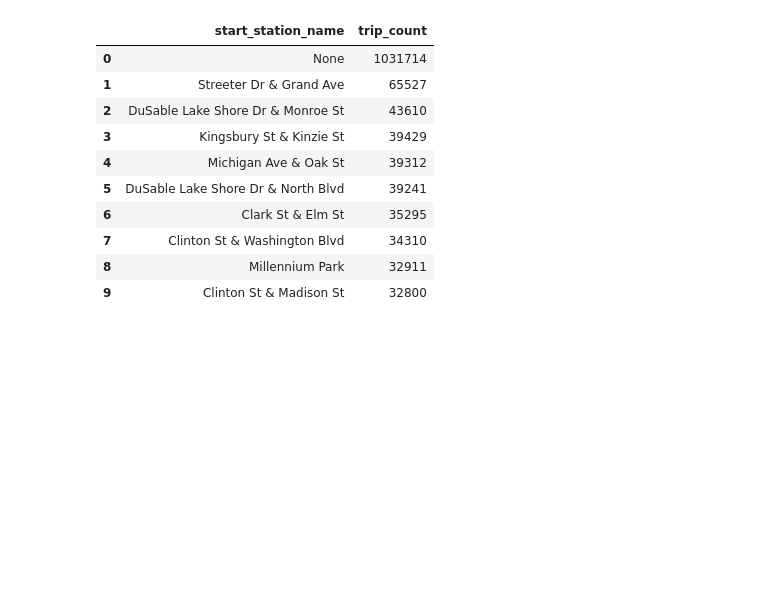
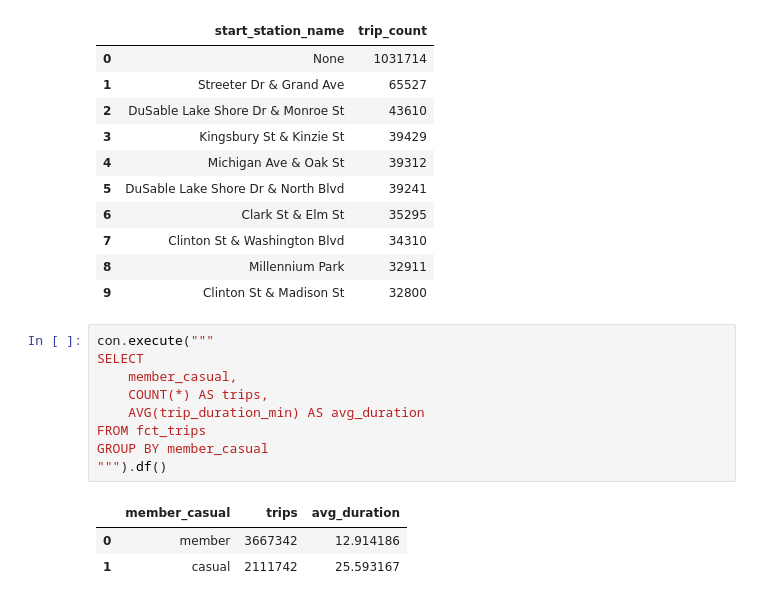
Before and after one commit to timandinco/dezoomcamp-divvy-chicago-dbt, a Jupyter notebook: notebooks/02_data_reporting.ipynb, the cells around one changed output. Drawn from its saved outputs; the diff is of its cells as text; blank space fills up the shorter version.

```diff
--- a/notebooks/02_data_reporting.ipynb
+++ b/notebooks/02_data_reporting.ipynb
@@ -128,3 +130,16 @@ con.execute("""
 | 7 | Clinton St & Washington Blvd | 34310 |
 | 8 | Millennium Park | 32911 |
 | 9 | Clinton St & Madison St | 32800 |
+# %%
+con.execute("""
+SELECT
+    member_casual,
+    COUNT(*) AS trips,
+    AVG(trip_duration_min) AS avg_duration
+FROM fct_trips
+GROUP BY member_casual
+""").df()
+# %% [output]
+|  | member_casual | trips | avg_duration |
+| 0 | member | 3667342 | 12.914186 |
+| 1 | casual | 2111742 | 25.593167 |
```
Also changed, not shown: parts of 3 cells of this notebook, 1 other file.
